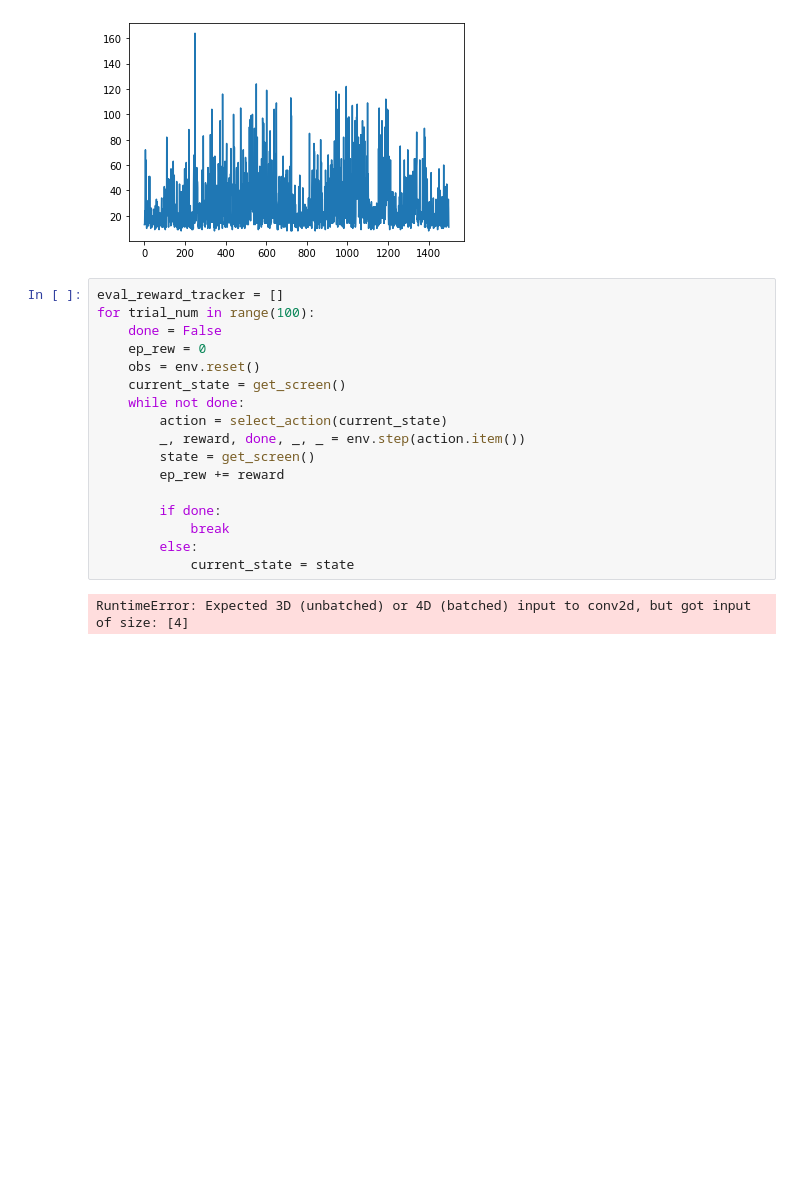
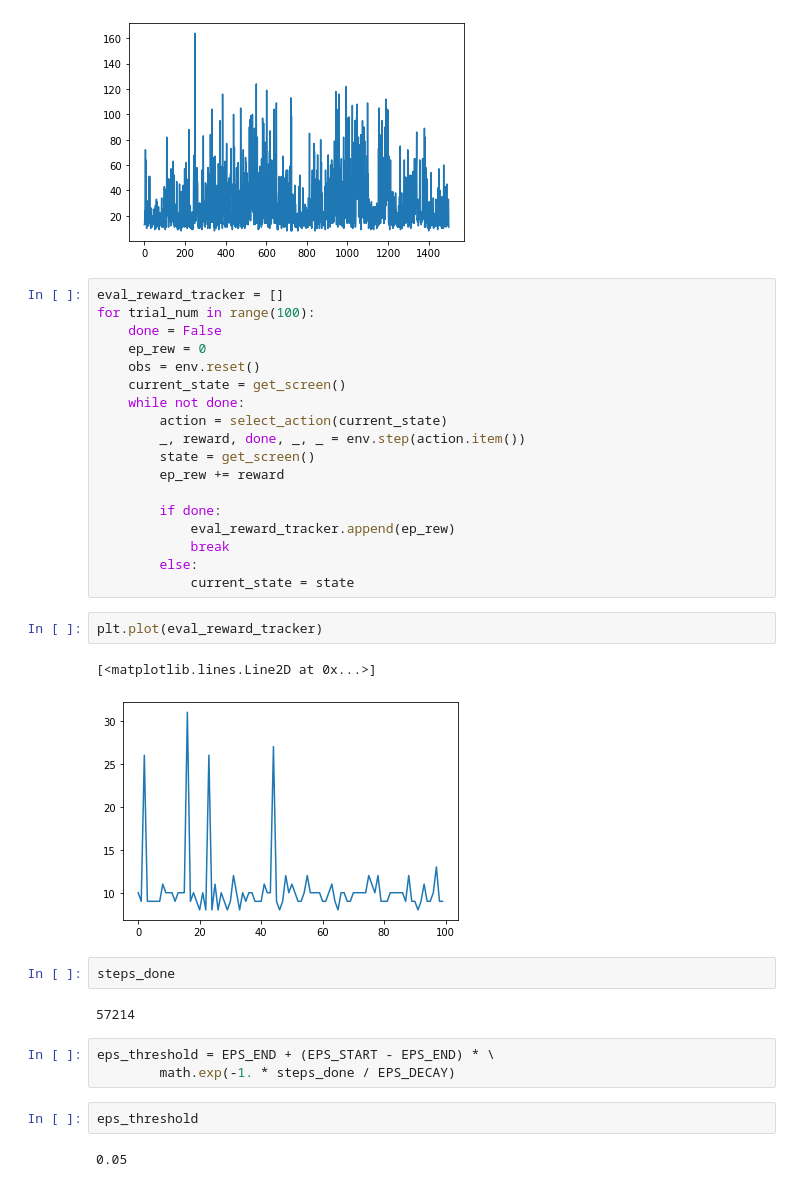
Before and after one commit to vgangal101/pytorch_rl_tutorials_practice, a Jupyter notebook: Good_DQN_Cartpole.ipynb, the cells around one changed output. Drawn from its saved outputs; the diff is of its cells as text; blank space fills up the shorter version.

Commit message:
eval loop, might be buggy but makes sense tho

```diff
--- a/Good_DQN_Cartpole.ipynb
+++ b/Good_DQN_Cartpole.ipynb
@@ -324,8 +324,23 @@ for trial_num in range(100):
         ep_rew += reward
 
         if done:
+            eval_reward_tracker.append(ep_rew)
             break
         else:
             current_state = state
-# %% [output]
-RuntimeError: Expected 3D (unbatched) or 4D (batched) input to conv2d, but got input of size: [4]
+# %%
+plt.plot(eval_reward_tracker)
+# %% [output]
+[<matplotlib.lines.Line2D at 0x...>]
+[figure, added]
+# %%
+steps_done
+# %% [output]
+57214
+# %%
+eps_threshold = EPS_END + (EPS_START - EPS_END) * \
+        math.exp(-1. * steps_done / EPS_DECAY)
+# %%
+eps_threshold
+# %% [output]
+0.05
```
